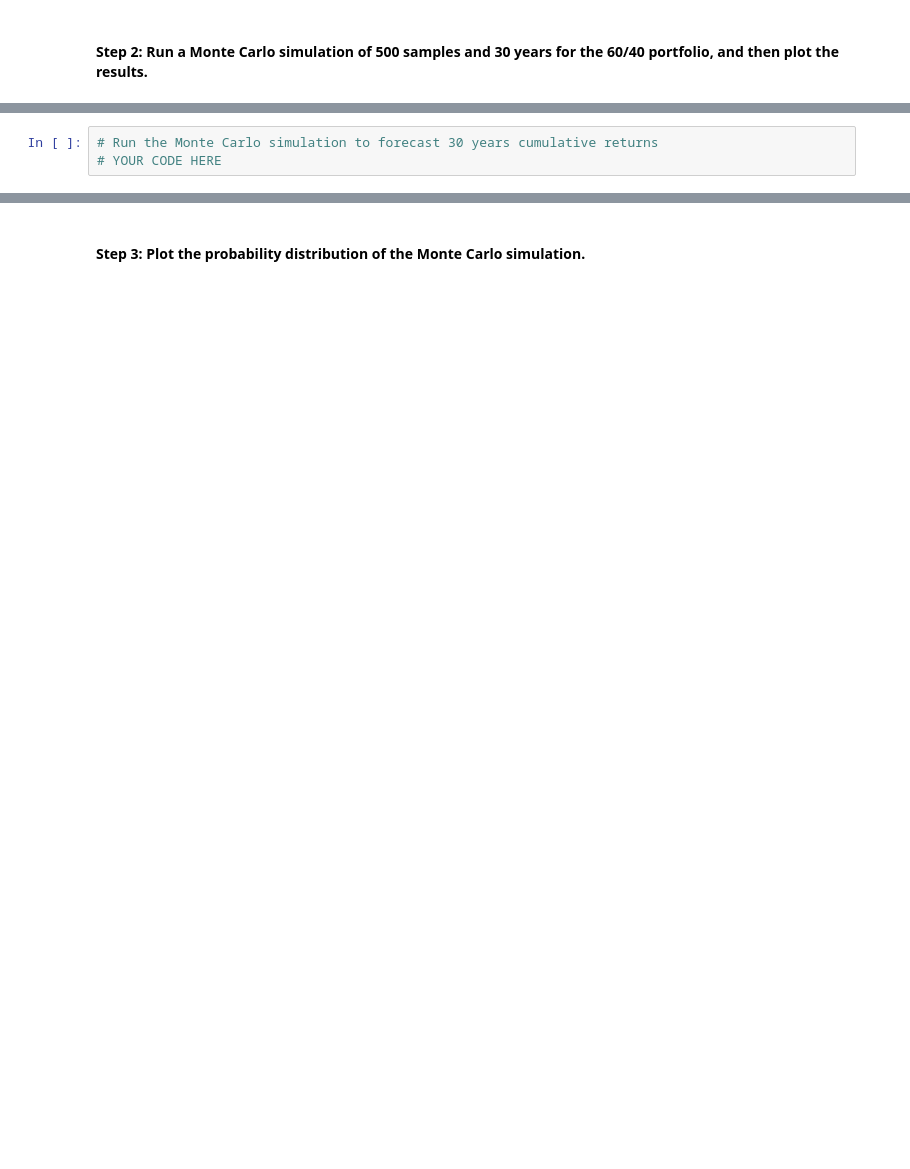
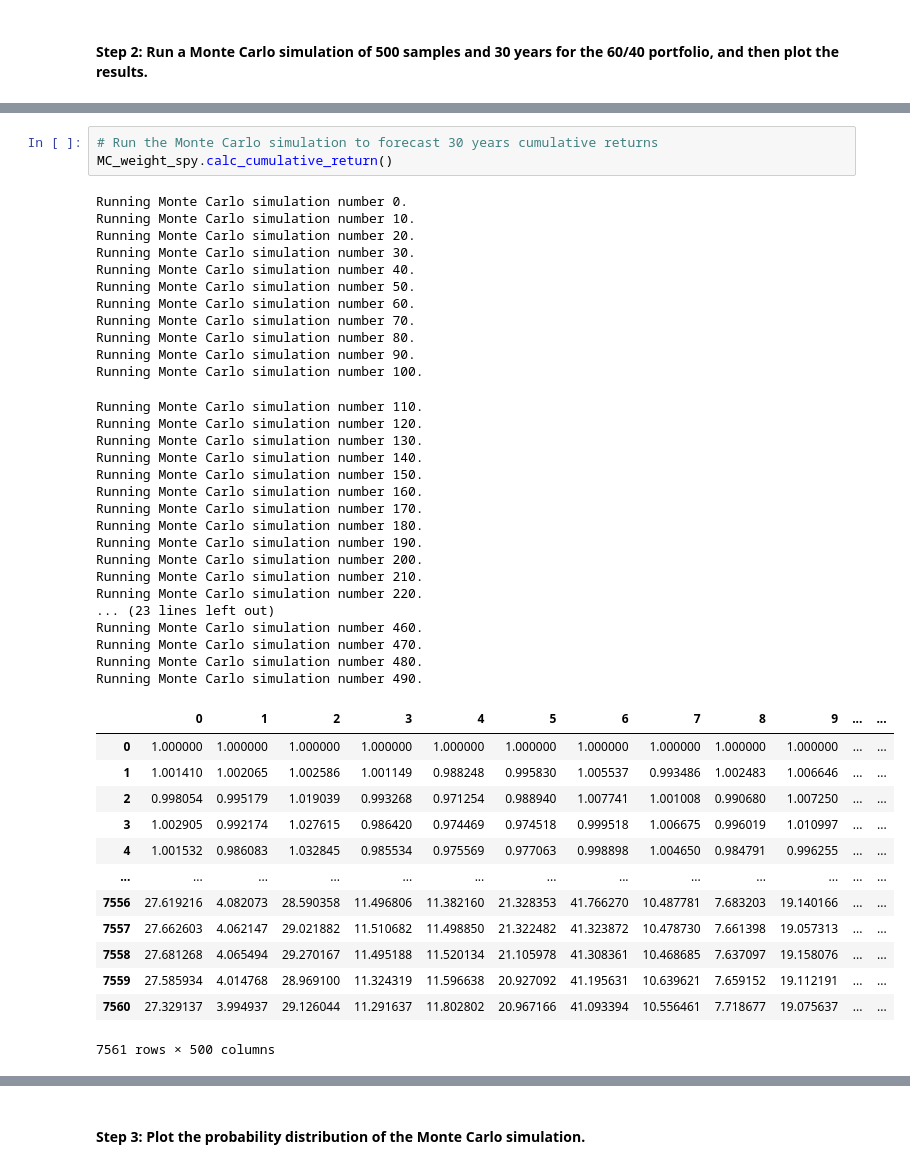
Before and after one commit to jgrichardson/emergency_and_retirement, a Jupyter notebook: financial_planning_tools.ipynb, the cells around one changed output, grey strips where cells are left out. Drawn from its saved outputs; the diff is of its cells as text; blank space fills up the shorter version.

```diff
--- a/financial_planning_tools.ipynb
+++ b/financial_planning_tools.ipynb
@@ -358,6 +372,48 @@ display(prices_df.tail())
 # %%
 # Run the Monte Carlo simulation to forecast 30 years cumulative returns
-# YOUR CODE HERE
+MC_weight_spy.calc_cumulative_return()
+# %% [output]
+Running Monte Carlo simulation number 0.
+Running Monte Carlo simulation number 10.
+Running Monte Carlo simulation number 20.
+Running Monte Carlo simulation number 30.
+Running Monte Carlo simulation number 40.
+Running Monte Carlo simulation number 50.
+Running Monte Carlo simulation number 60.
+Running Monte Carlo simulation number 70.
+Running Monte Carlo simulation number 80.
+Running Monte Carlo simulation number 90.
+Running Monte Carlo simulation number 100.
+Running Monte Carlo simulation number 110.
+Running Monte Carlo simulation number 120.
+Running Monte Carlo simulation number 130.
+Running Monte Carlo simulation number 140.
+Running Monte Carlo simulation number 150.
+Running Monte Carlo simulation number 160.
+Running Monte Carlo simulation number 170.
+Running Monte Carlo simulation number 180.
+Running Monte Carlo simulation number 190.
+Running Monte Carlo simulation number 200.
+Running Monte Carlo simulation number 210.
+Running Monte Carlo simulation number 220.
+... (23 lines left out)
+Running Monte Carlo simulation number 460.
+Running Monte Carlo simulation number 470.
+Running Monte Carlo simulation number 480.
+Running Monte Carlo simulation number 490.
+|  | 0 | 1 | 2 | 3 | 4 | 5 | 6 | 7 | 8 | 9 | ... | ... |
+| 0 | 1.000000 | 1.000000 | 1.000000 | 1.000000 | 1.000000 | 1.000000 | 1.000000 | 1.000000 | 1.000000 | 1.000000 | ... | ... |
+| 1 | 1.001410 | 1.002065 | 1.002586 | 1.001149 | 0.988248 | 0.995830 | 1.005537 | 0.993486 | 1.002483 | 1.006646 | ... | ... |
+| 2 | 0.998054 | 0.995179 | 1.019039 | 0.993268 | 0.971254 | 0.988940 | 1.007741 | 1.001008 | 0.990680 | 1.007250 | ... | ... |
+| 3 | 1.002905 | 0.992174 | 1.027615 | 0.986420 | 0.974469 | 0.974518 | 0.999518 | 1.006675 | 0.996019 | 1.010997 | ... | ... |
+| 4 | 1.001532 | 0.986083 | 1.032845 | 0.985534 | 0.975569 | 0.977063 | 0.998898 | 1.004650 | 0.984791 | 0.996255 | ... | ... |
+| ... | ... | ... | ... | ... | ... | ... | ... | ... | ... | ... | ... | ... |
+| 7556 | 27.619216 | 4.082073 | 28.590358 | 11.496806 | 11.382160 | 21.328353 | 41.766270 | 10.487781 | 7.683203 | 19.140166 | ... | ... |
+| 7557 | 27.662603 | 4.062147 | 29.021882 | 11.510682 | 11.498850 | 21.322482 | 41.323872 | 10.478730 | 7.661398 | 19.057313 | ... | ... |
+| 7558 | 27.681268 | 4.065494 | 29.270167 | 11.495188 | 11.520134 | 21.105978 | 41.308361 | 10.468685 | 7.637097 | 19.158076 | ... | ... |
+| 7559 | 27.585934 | 4.014768 | 28.969100 | 11.324319 | 11.596638 | 20.927092 | 41.195631 | 10.639621 | 7.659152 | 19.112191 | ... | ... |
+| 7560 | 27.329137 | 3.994937 | 29.126044 | 11.291637 | 11.802802 | 20.967166 | 41.093394 | 10.556461 | 7.718677 | 19.075637 | ... | ... |
+7561 rows × 500 columns
 # %%
 # Visualize the 30-year Monte Carlo simulation by creating an
 # overlay line plot
```
Also changed, not shown: parts of 7 cells of this notebook.
